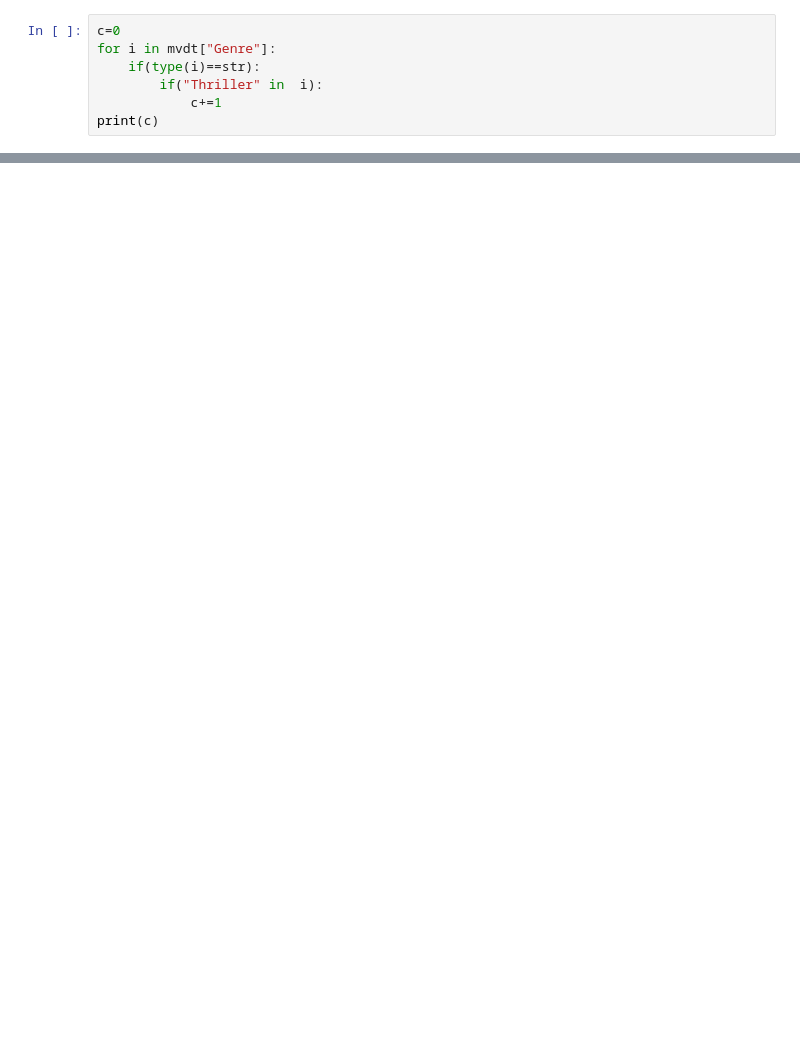
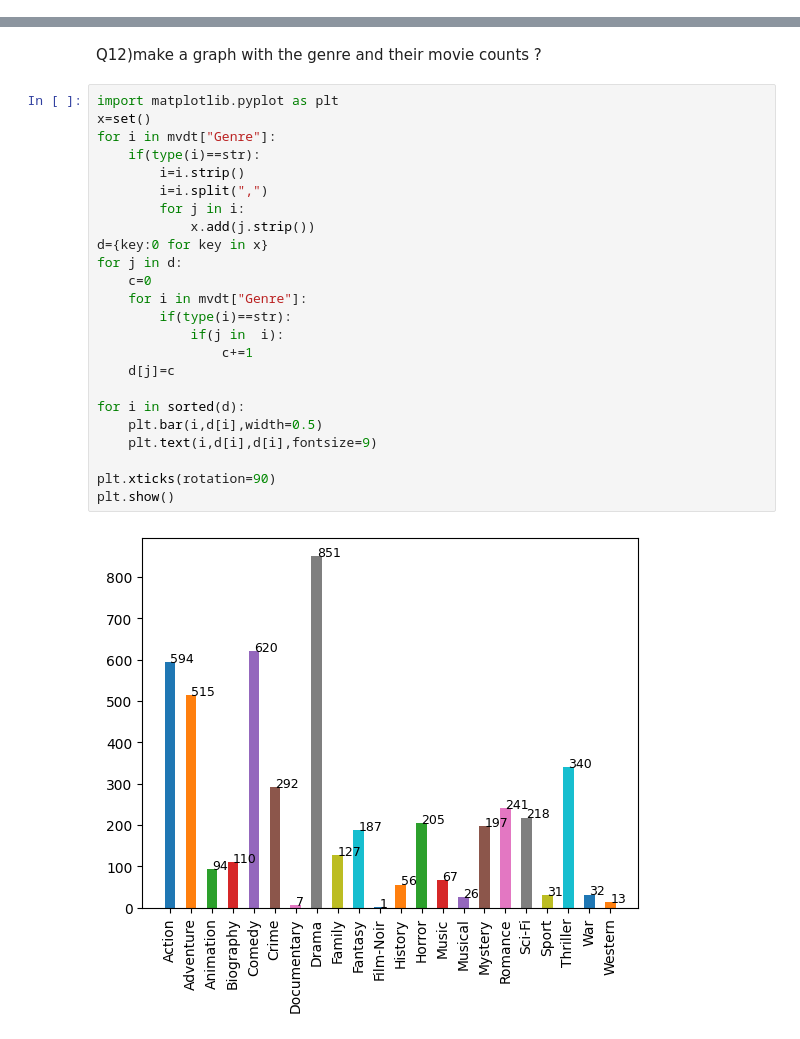
Before and after one commit to manu8274/1language-C, a Jupyter notebook: class/2nd_YR/4th_SEM/lec_4_AIML/project/st1_project/1.ipynb, the cells around one changed output, grey strips where cells are left out. Saved outputs shown, nothing was run; the diff lists cells and outputs as text; blank space fills up the shorter version.

```diff
--- a/class/2nd_YR/4th_SEM/lec_4_AIML/project/st1_project/1.ipynb
+++ b/class/2nd_YR/4th_SEM/lec_4_AIML/project/st1_project/1.ipynb
@@ -128,7 +285,0 @@ print(mvdt[mvdt["PG_Rating"]=='PG=13'].to_string())
-# %%
-c=0
-for i in mvdt["Genre"]:
-    if(type(i)==str):
-        if("Thriller" in  i):
-            c+=1
-print(c)
@@ -199,0 +307,28 @@ plt.show()
+# %% [markdown]
+Q12)make a graph with the genre and their movie counts ?
+# %%
+import matplotlib.pyplot as plt
+x=set()
+for i in mvdt["Genre"]:
+    if(type(i)==str):
+        i=i.strip()
+        i=i.split(",")
+        for j in i:
+            x.add(j.strip())
+d={key:0 for key in x}
+for j in d:
+    c=0
+    for i in mvdt["Genre"]:
+        if(type(i)==str):
+            if(j in  i):
+                c+=1
+    d[j]=c
+
+for i in sorted(d):
+    plt.bar(i,d[i],width=0.5)
+    plt.text(i,d[i],d[i],fontsize=9)
+
+plt.xticks(rotation=90)
+plt.show()
+# %% [output]
+[figure, added]
```
Also changed, not shown: parts of 38 cells of this notebook, 8 other files.
